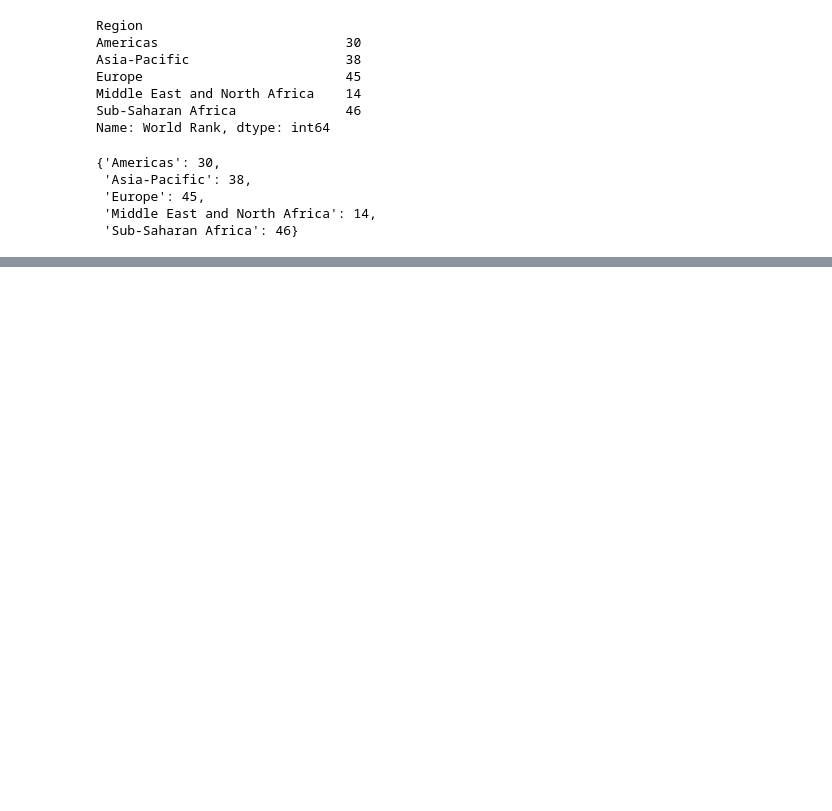
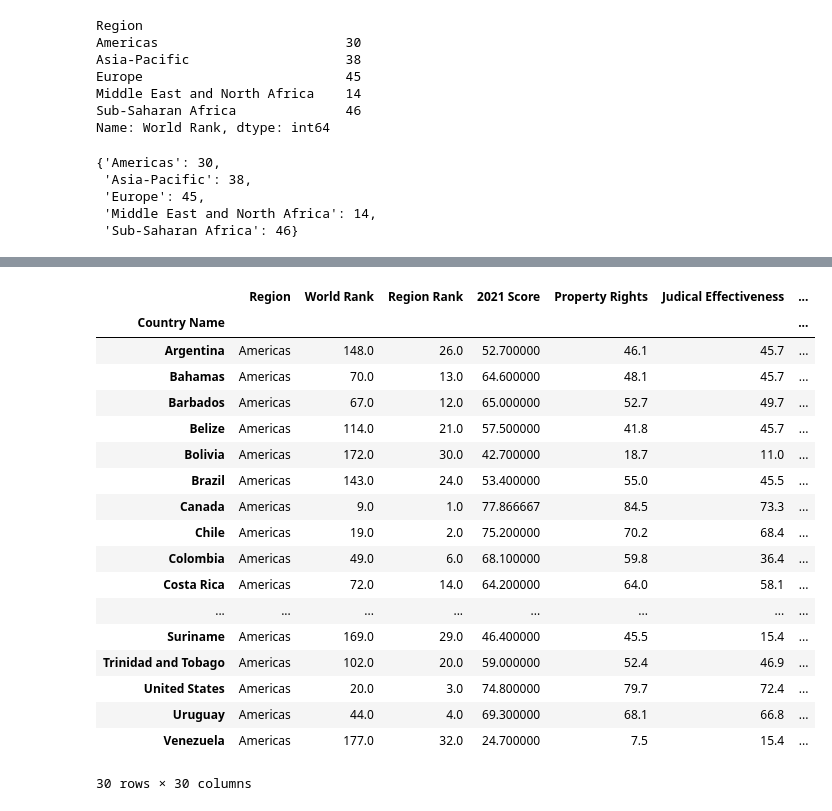
Before and after one commit to IgorComune/HeritageFoundation, a Jupyter notebook: Heritage Foundation Index.ipynb, the cells around one changed output, grey strips where cells are left out. Saved outputs shown, nothing was run; the diff lists cells and outputs as text; code cells hidden in the pictures; blank space fills up the shorter version.

```diff
--- a/Heritage Foundation Index.ipynb
+++ b/Heritage Foundation Index.ipynb
@@ -183,0 +244,24 @@ up no github
+# %%
+#filtering countries of america and storing them into a new variable called df_americas
+df_americas = heritage2.loc[heritage2['Region'] == 'Americas']
+df_americas
+# %% [output]
+|  | Region | World Rank | Region Rank | 2021 Score | Property Rights | Judical Effectiveness | ... |
+| Country Name |  |  |  |  |  |  | ... |
+| Argentina | Americas | 148.0 | 26.0 | 52.700000 | 46.1 | 45.7 | ... |
+| Bahamas | Americas | 70.0 | 13.0 | 64.600000 | 48.1 | 45.7 | ... |
+| Barbados | Americas | 67.0 | 12.0 | 65.000000 | 52.7 | 49.7 | ... |
+| Belize | Americas | 114.0 | 21.0 | 57.500000 | 41.8 | 45.7 | ... |
+| Bolivia | Americas | 172.0 | 30.0 | 42.700000 | 18.7 | 11.0 | ... |
+| Brazil | Americas | 143.0 | 24.0 | 53.400000 | 55.0 | 45.5 | ... |
+| Canada | Americas | 9.0 | 1.0 | 77.866667 | 84.5 | 73.3 | ... |
+| Chile | Americas | 19.0 | 2.0 | 75.200000 | 70.2 | 68.4 | ... |
+| Colombia | Americas | 49.0 | 6.0 | 68.100000 | 59.8 | 36.4 | ... |
+| Costa Rica | Americas | 72.0 | 14.0 | 64.200000 | 64.0 | 58.1 | ... |
+| ... | ... | ... | ... | ... | ... | ... | ... |
+| Suriname | Americas | 169.0 | 29.0 | 46.400000 | 45.5 | 15.4 | ... |
+| Trinidad and Tobago | Americas | 102.0 | 20.0 | 59.000000 | 52.4 | 46.9 | ... |
+| United States | Americas | 20.0 | 3.0 | 74.800000 | 79.7 | 72.4 | ... |
+| Uruguay | Americas | 44.0 | 4.0 | 69.300000 | 68.1 | 66.8 | ... |
+| Venezuela | Americas | 177.0 | 32.0 | 24.700000 | 7.5 | 15.4 | ... |
+30 rows × 30 columns
```
Also changed, not shown: parts of 19 cells of this notebook, 1 other file.
